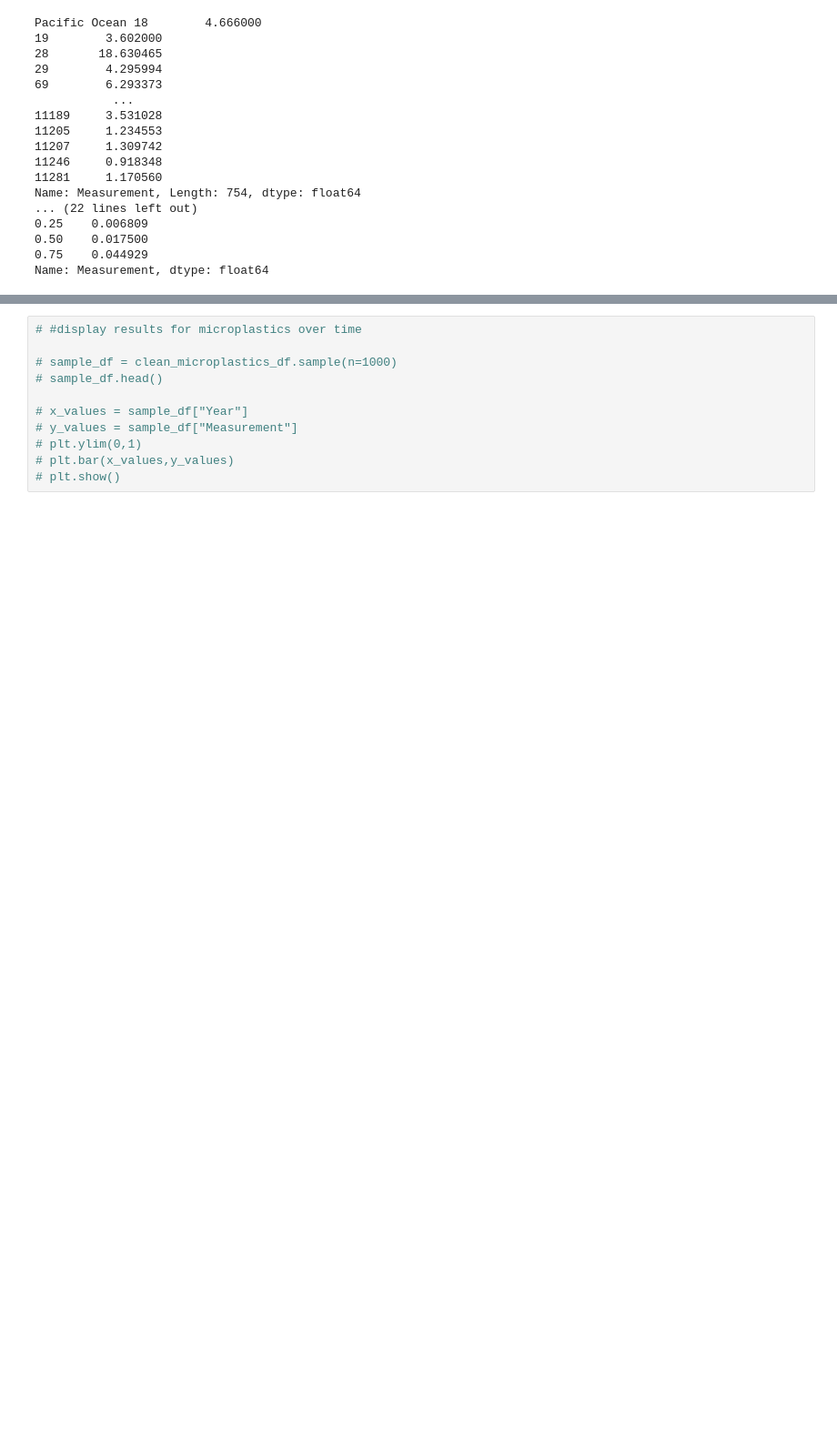
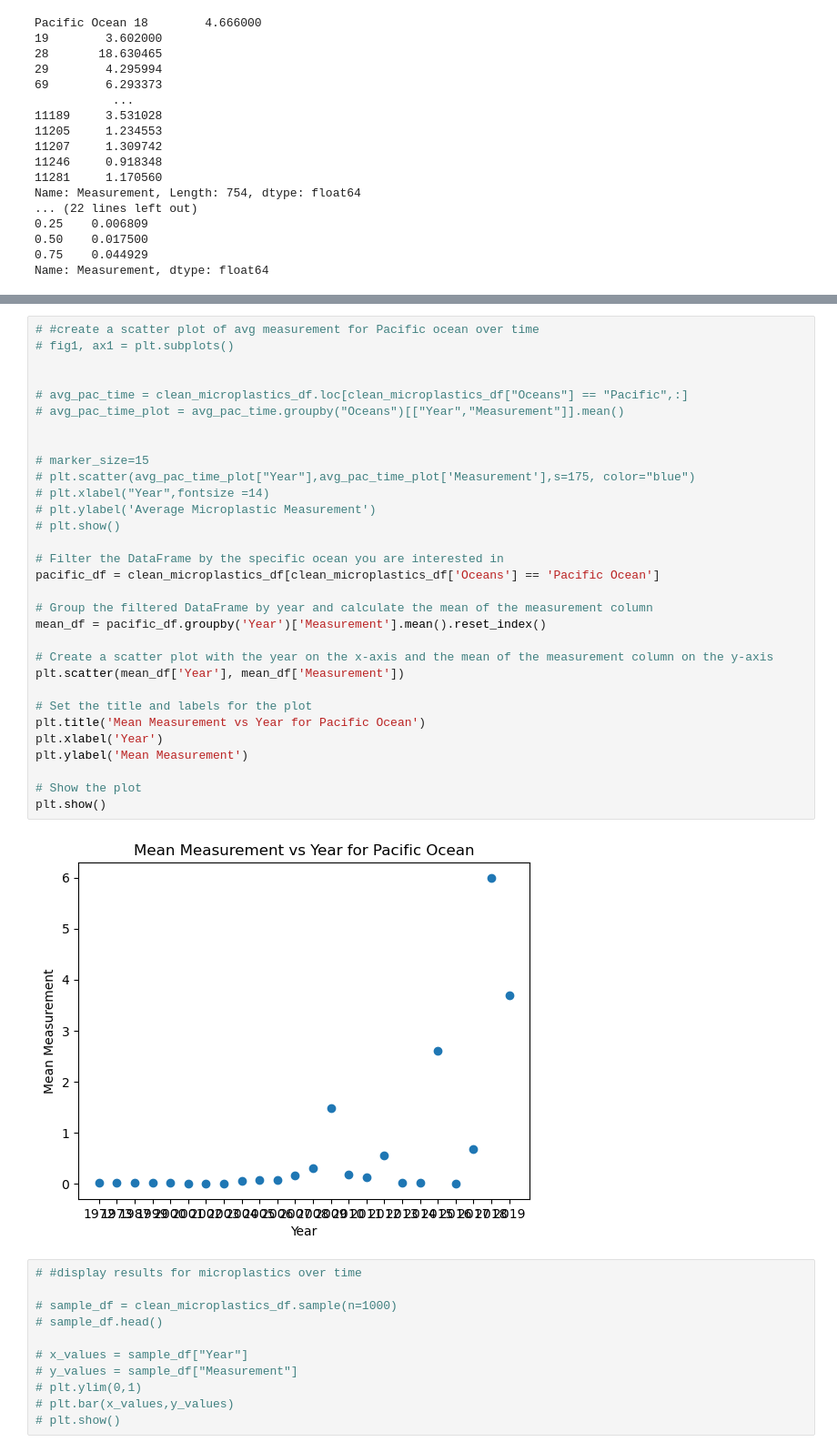
Before and after one commit to emalaki/Project-1, a Jupyter notebook: aa-notebook.ipynb, the cells around one changed output, grey strips where cells are left out. Shown: that part at 91% size. Drawn from its saved outputs; the diff is of its cells as text; blank space fills up the shorter version.

Commit message:
.
added scatterplot

```diff
--- a/aa-notebook.ipynb
+++ b/aa-notebook.ipynb
@@ -255,3 +242,36 @@ plt.show()
+# %%
+# #create a scatter plot of avg measurement for Pacific ocean over time
+# fig1, ax1 = plt.subplots()
+
+
+# avg_pac_time = clean_microplastics_df.loc[clean_microplastics_df["Oceans"] == "Pacific",:]
+# avg_pac_time_plot = avg_pac_time.groupby("Oceans")[["Year","Measurement"]].mean()
+
+
+# marker_size=15
+# plt.scatter(avg_pac_time_plot["Year"],avg_pac_time_plot['Measurement'],s=175, color="blue")
+# plt.xlabel("Year",fontsize =14)
+# plt.ylabel('Average Microplastic Measurement')
+# plt.show()
+
+# Filter the DataFrame by the specific ocean you are interested in
+pacific_df = clean_microplastics_df[clean_microplastics_df['Oceans'] == 'Pacific Ocean']
+
+# Group the filtered DataFrame by year and calculate the mean of the measurement column
+mean_df = pacific_df.groupby('Year')['Measurement'].mean().reset_index()
+
+# Create a scatter plot with the year on the x-axis and the mean of the measurement column on the y-axis
+plt.scatter(mean_df['Year'], mean_df['Measurement'])
+
+# Set the title and labels for the plot
+plt.title('Mean Measurement vs Year for Pacific Ocean')
+plt.xlabel('Year')
+plt.ylabel('Mean Measurement')
+
+# Show the plot
+plt.show()
+# %% [output]
+[figure, added]
 # %%
 # #display results for microplastics over time
 
```
Also changed, not shown: parts of 11 cells of this notebook, 1 other file.
